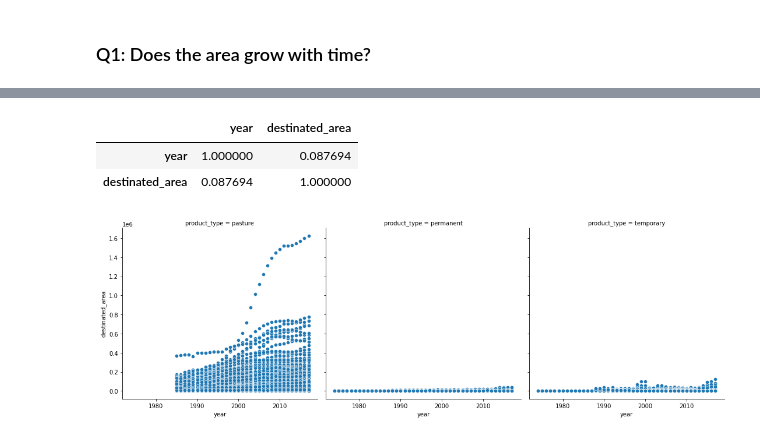
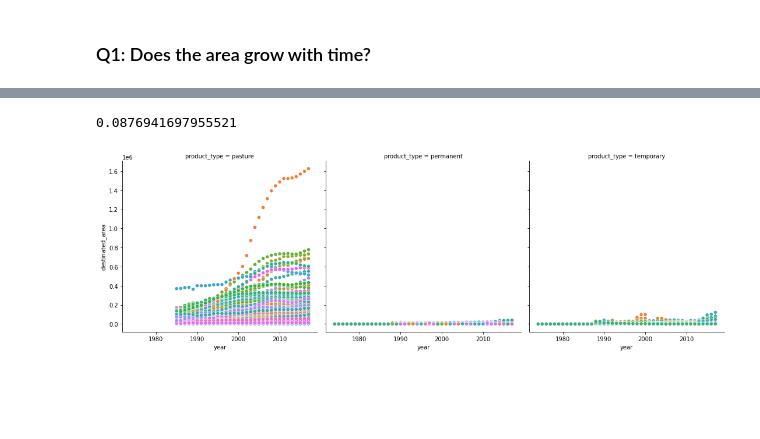
Before and after one commit to Marcos-Tonari-Diaz/Desafio_Bain_2022, a Jupyter notebook: Datathon.ipynb, the cells around one changed output, grey strips where cells are left out. Drawn from its saved outputs; the diff is of its cells as text; code cells hidden in the pictures; blank space fills up the shorter version.

Commit message:
Answered some dataset questions with plots

```diff
--- a/Datathon.ipynb
+++ b/Datathon.ipynb
@@ -121,11 +133,9 @@ sns.heatmap(historical_database.corr())
 # %%
-historical_database.corr()
+historical_database.corr().iloc[0,1]
 # %% [output]
-|  | year | destinated_area |
-| year | 1.000000 | 0.087694 |
-| destinated_area | 0.087694 | 1.000000 |
+0.0876941697955521
 # %%
-per_producttype_scatterplot = sns.relplot(x="year", y="destinated_area", col="product_type", col_wrap=3, row="city_code" ,legend=False, data=historical_database, estimator=None)
+per_producttype_scatterplot = sns.relplot(x="year", y="destinated_area", col="product_type", col_wrap=4, legend=False, data=historical_database, estimator=None, hue="city_code")
 # %% [output]
-[figure, old version]
+[figure, new version]
 # %%
```
Also changed, not shown: parts of 15 cells of this notebook.
